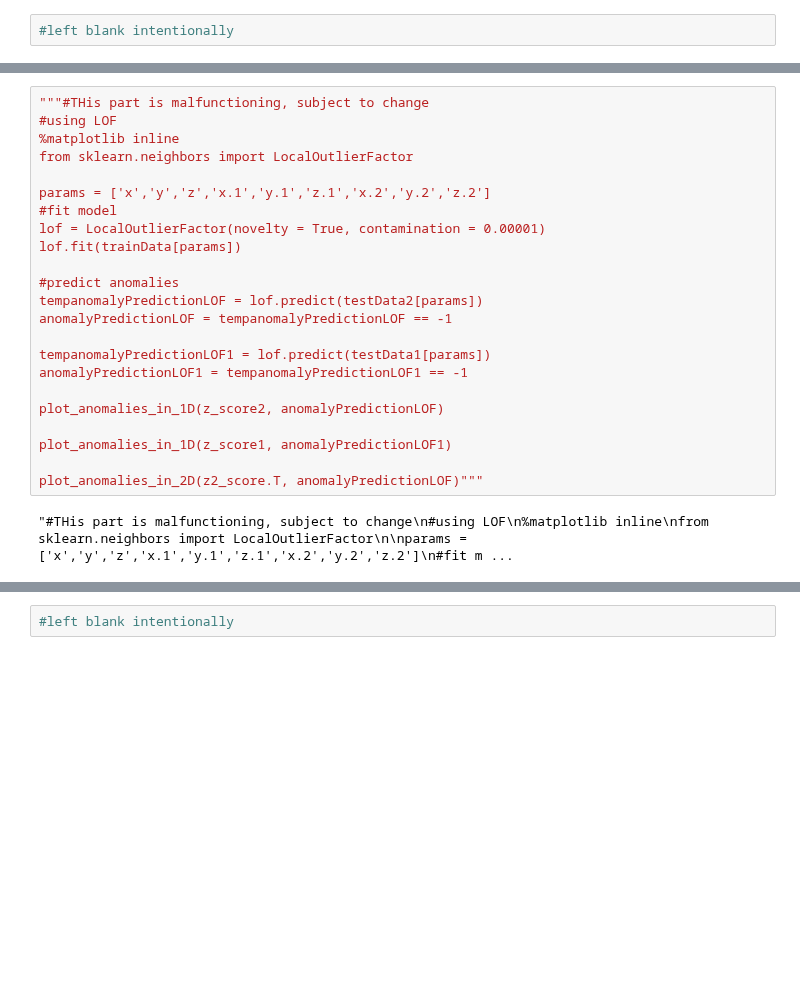
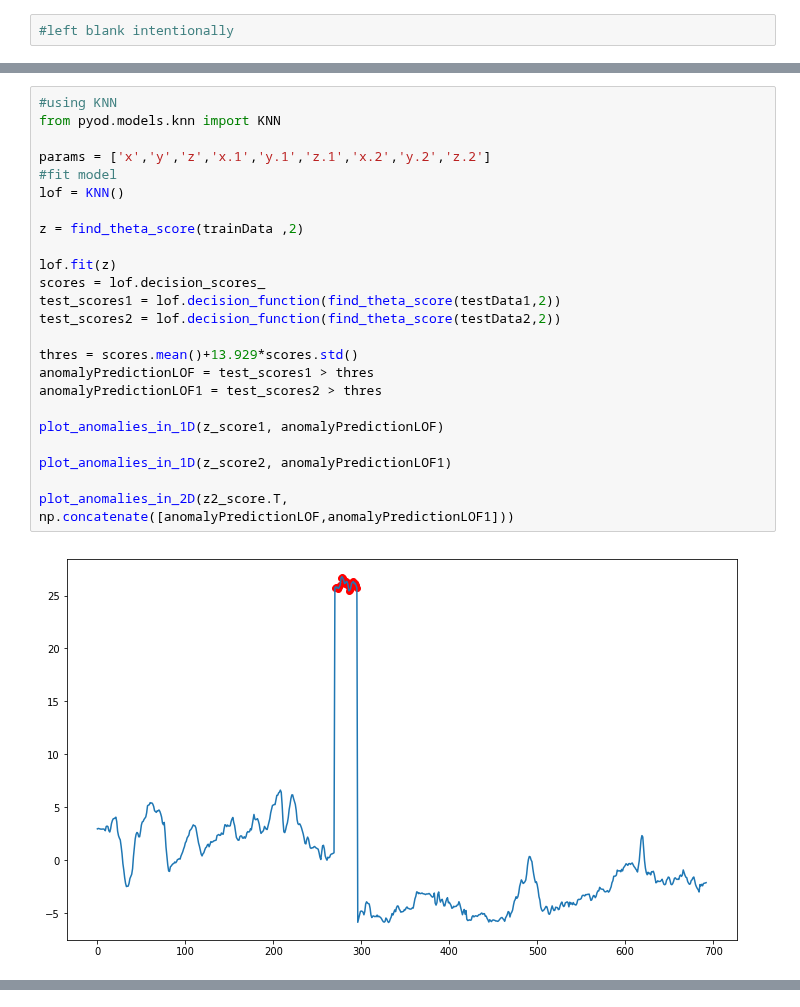
Before and after one commit to pratikluitel/SP-Cup, a Jupyter notebook: testingAlgos.ipynb, the cells around one changed output, grey strips where cells are left out. Saved outputs shown, nothing was run; the diff lists cells and outputs as text; blank space fills up the shorter version.

```diff
--- a/testingAlgos.ipynb
+++ b/testingAlgos.ipynb
@@ -165,25 +167,26 @@ plot_anomalies_in_2D(z2_score.T, anomalyPredictionSVM2)
 # %%
-"""#THis part is malfunctioning, subject to change
-#using LOF
-%matplotlib inline
-from sklearn.neighbors import LocalOutlierFactor
+#using KNN
+from pyod.models.knn import KNN
 
 params = ['x','y','z','x.1','y.1','z.1','x.2','y.2','z.2']
 #fit model
-lof = LocalOutlierFactor(novelty = True, contamination = 0.00001)
-lof.fit(trainData[params])
+lof = KNN()
 
-#predict anomalies
-tempanomalyPredictionLOF = lof.predict(testData2[params])
-anomalyPredictionLOF = tempanomalyPredictionLOF == -1
+z = find_theta_score(trainData ,2)
 
-tempanomalyPredictionLOF1 = lof.predict(testData1[params])
-anomalyPredictionLOF1 = tempanomalyPredictionLOF1 == -1
+lof.fit(z)
+scores = lof.decision_scores_
+test_scores1 = lof.decision_function(find_theta_score(testData1,2))
+test_scores2 = lof.decision_function(find_theta_score(testData2,2))
 
-plot_anomalies_in_1D(z_score2, anomalyPredictionLOF)
+thres = scores.mean()+13.929*scores.std()
+anomalyPredictionLOF = test_scores1 > thres
+anomalyPredictionLOF1 = test_scores2 > thres
 
-plot_anomalies_in_1D(z_score1, anomalyPredictionLOF1)
+plot_anomalies_in_1D(z_score1, anomalyPredictionLOF)
 
-plot_anomalies_in_2D(z2_score.T, anomalyPredictionLOF)"""
+plot_anomalies_in_1D(z_score2, anomalyPredictionLOF1)
+
+plot_anomalies_in_2D(z2_score.T, np.concatenate([anomalyPredictionLOF,anomalyPredictionLOF1]))
 # %% [output]
-"#THis part is malfunctioning, subject to change\n#using LOF\n%matplotlib inline\nfrom sklearn.neighbors import LocalOutlierFactor\n\nparams = ['x','y','z','x.1','y.1','z.1','x.2','y.2','z.2']\n#fit m ...
+[figure, added]
@@ -190,4 +195,2 @@ plot_anomalies_in_2D(z2_score.T, anomalyPredictionLOF)"""
-# %%
-#left blank intentionally
 # %%
 #for images
```
Also changed, not shown: parts of 8 cells of this notebook.
